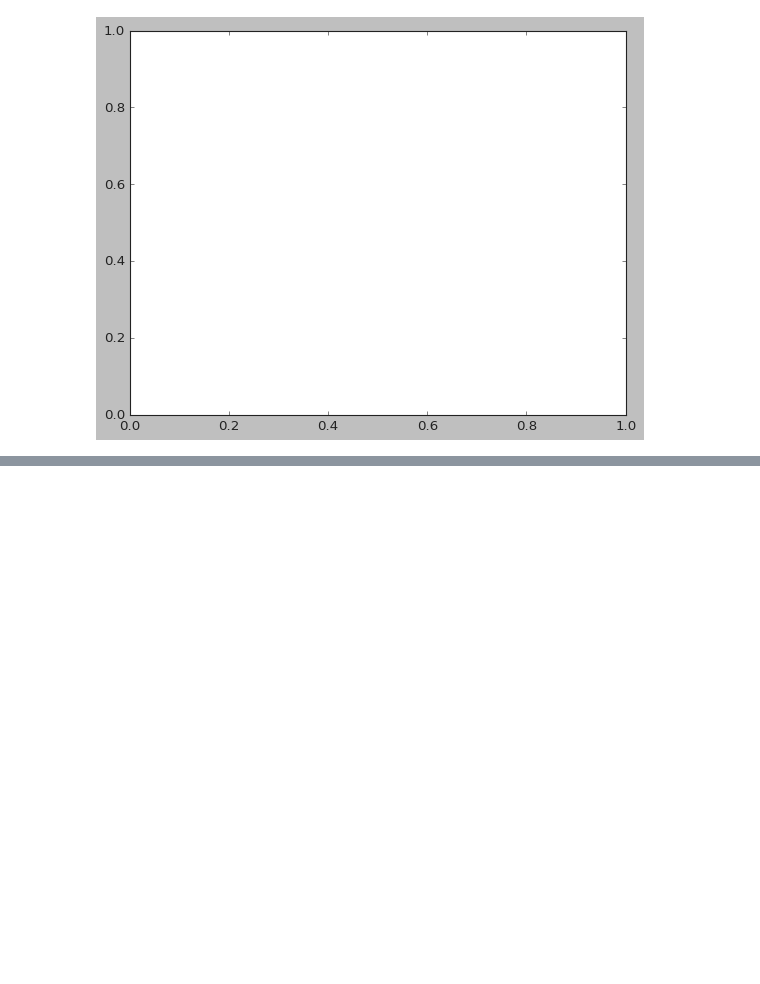
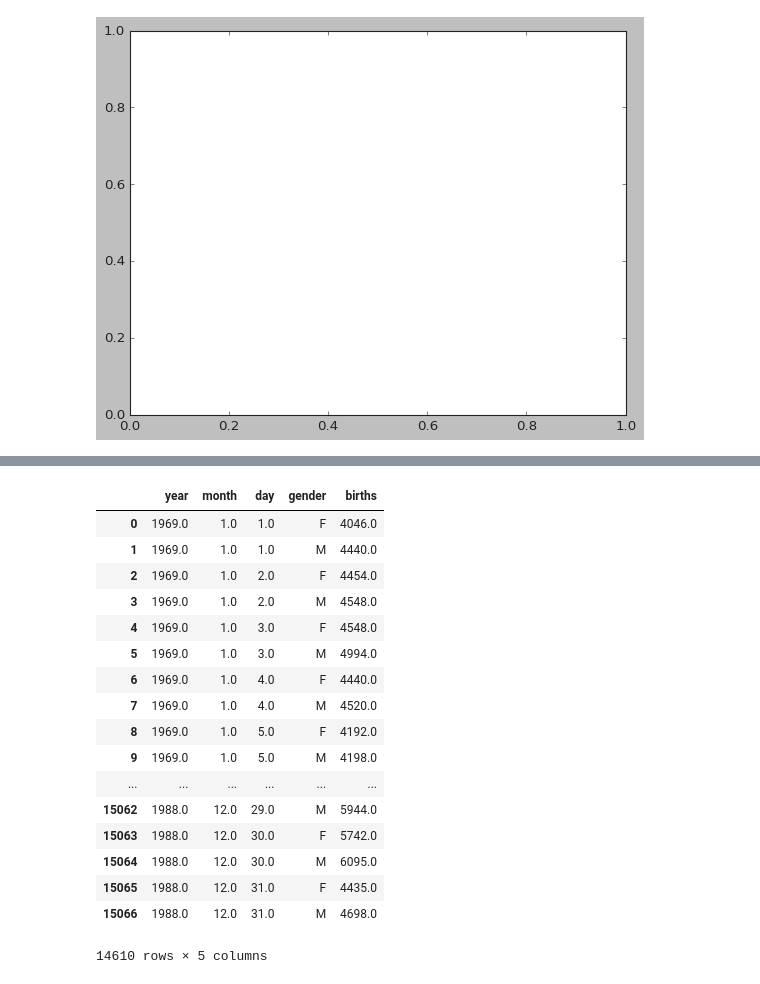
Before and after one commit to kd-nguyen/Python-data-science-handbook, a Jupyter notebook: 4-Matplotlib/4.ipynb, the cells around one changed output, grey strips where cells are left out. Drawn from its saved outputs; the diff is of its cells as text; code cells hidden in the pictures; blank space fills up the shorter version.

```diff
--- a/4-Matplotlib/4.ipynb
+++ b/4-Matplotlib/4.ipynb
@@ -20,0 +26,2 @@ plt.gca()
+# %%
+births = pd.read_csv('births.csv')
@@ -20,0 +36,3 @@ plt.gca()
+# %%
+births_capped = births.query('(births > @mu - 5 * @sig) & (births < @mu + 5 * @sig)')
+births_capped.head()
@@ -20,0 +46,2 @@ plt.gca()
+# %%
+births_capped.loc[:, 'day'] = births_capped['day'].astype(int)
@@ -20,0 +74,21 @@ plt.gca()
+# %%
+births_capped
+# %% [output]
+|  | year | month | day | gender | births |
+| 0 | 1969.0 | 1.0 | 1.0 | F | 4046.0 |
+| 1 | 1969.0 | 1.0 | 1.0 | M | 4440.0 |
+| 2 | 1969.0 | 1.0 | 2.0 | F | 4454.0 |
+| 3 | 1969.0 | 1.0 | 2.0 | M | 4548.0 |
+| 4 | 1969.0 | 1.0 | 3.0 | F | 4548.0 |
+| 5 | 1969.0 | 1.0 | 3.0 | M | 4994.0 |
+| 6 | 1969.0 | 1.0 | 4.0 | F | 4440.0 |
+| 7 | 1969.0 | 1.0 | 4.0 | M | 4520.0 |
+| 8 | 1969.0 | 1.0 | 5.0 | F | 4192.0 |
+| 9 | 1969.0 | 1.0 | 5.0 | M | 4198.0 |
+| ... | ... | ... | ... | ... | ... |
+| 15062 | 1988.0 | 12.0 | 29.0 | M | 5944.0 |
+| 15063 | 1988.0 | 12.0 | 30.0 | F | 5742.0 |
+| 15064 | 1988.0 | 12.0 | 30.0 | M | 6095.0 |
+| 15065 | 1988.0 | 12.0 | 31.0 | F | 4435.0 |
+| 15066 | 1988.0 | 12.0 | 31.0 | M | 4698.0 |
+14610 rows × 5 columns
```
Also changed, not shown: parts of 7 cells of this notebook, 2 other files.
